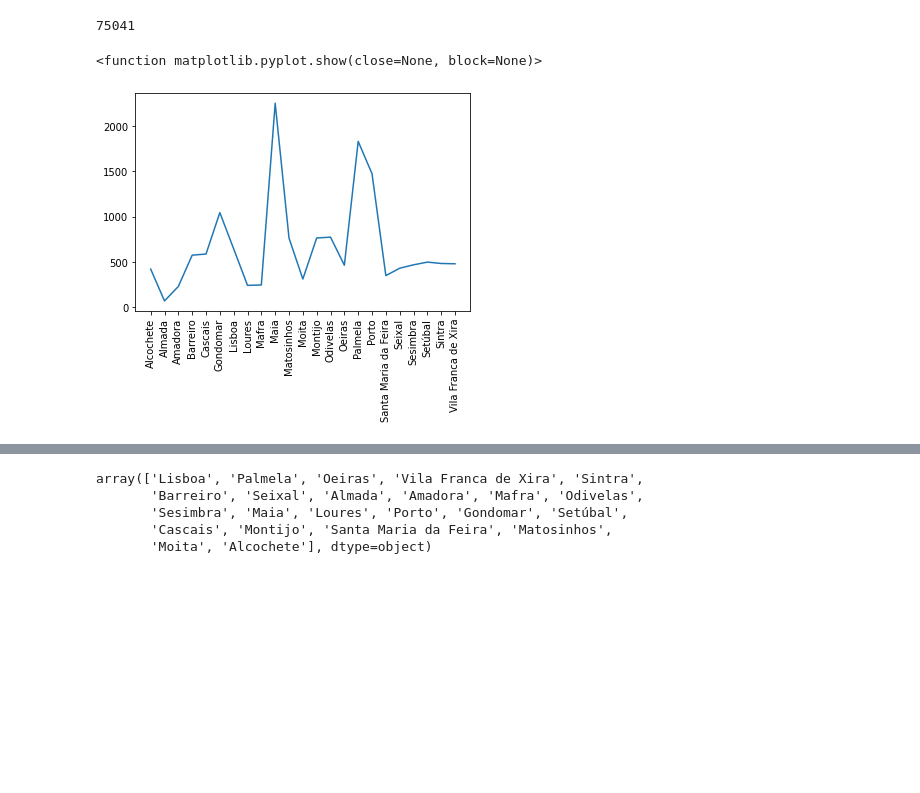
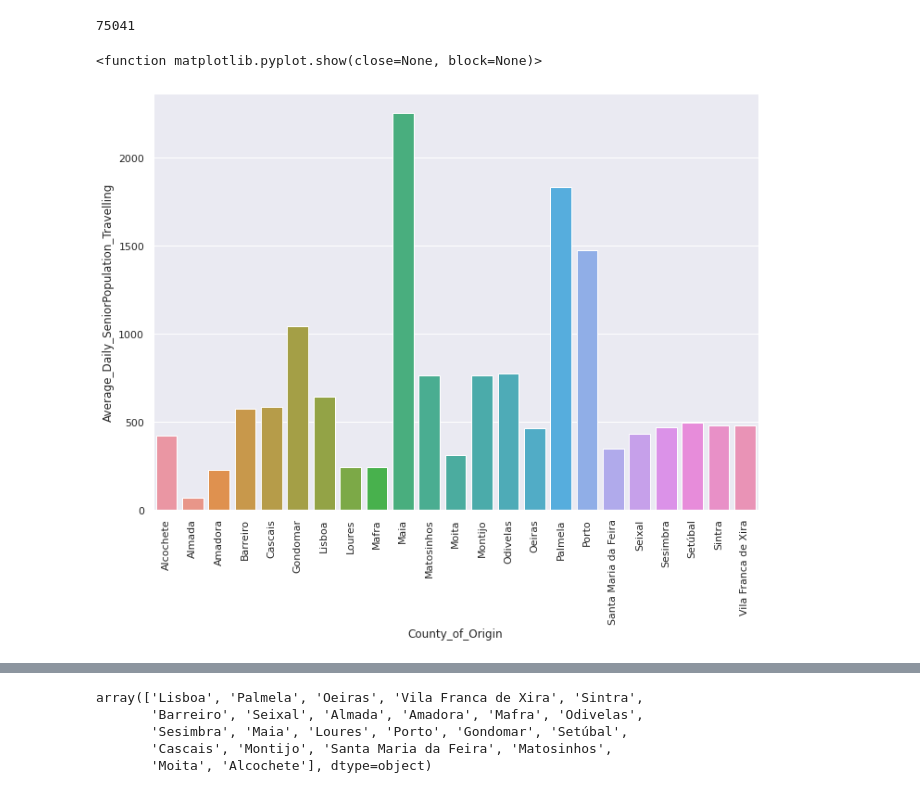
Before and after one commit to McNickSisto/world_data_league, a Jupyter notebook: stage_1/sisto_data_exploration.ipynb, the cells around one changed output, grey strips where cells are left out. Drawn from its saved outputs; the diff is of its cells as text; code cells hidden in the pictures; blank space fills up the shorter version.

```diff
--- a/stage_1/sisto_data_exploration.ipynb
+++ b/stage_1/sisto_data_exploration.ipynb
@@ -123,12 +158,13 @@ data_senior['linkid'].nunique() #75041 road segments
 75041
 # %%
 data_senior_counties = data_senior[['County_of_Origin', "Average_Daily_SeniorPopulation_Travelling"]].groupby("County_of_Origin").mean()
-plt.plot(data_senior_counties)
+data_senior_counties.reset_index(inplace=True)
+sns.barplot(x = 'County_of_Origin' , y = 'Average_Daily_SeniorPopulation_Travelling' ,data= data_senior_counties)
 plt.xticks(rotation='vertical')
 plt.show
 
 # we can see the counties with the greatest average daily senior population travelling as a mean
 # the data_senior includes various means of transportation including foot, cars, buses etc...
 # %% [output]
 <function matplotlib.pyplot.show(close=None, block=None)>
-[figure, old version]
+[figure, new version]
```
Also changed, not shown: parts of 62 cells of this notebook, 4 other files.
